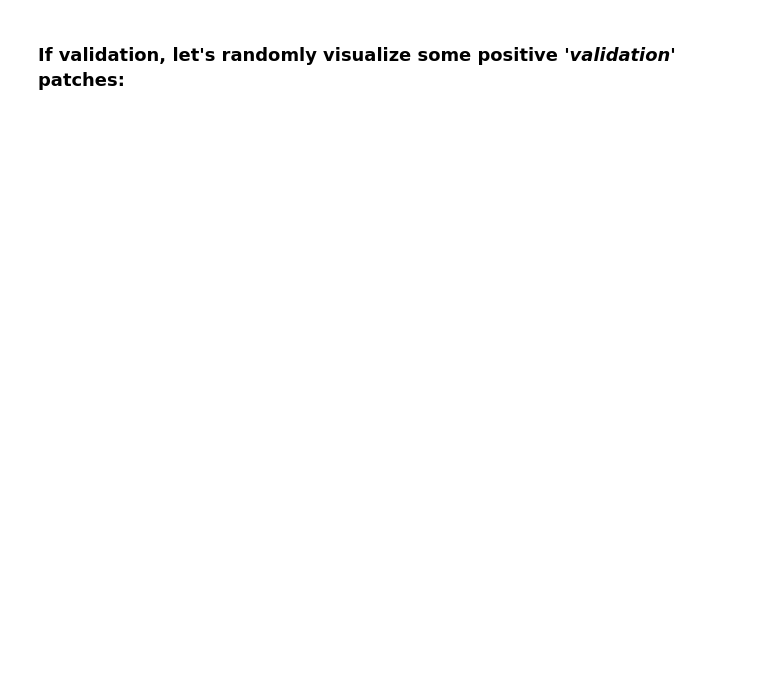
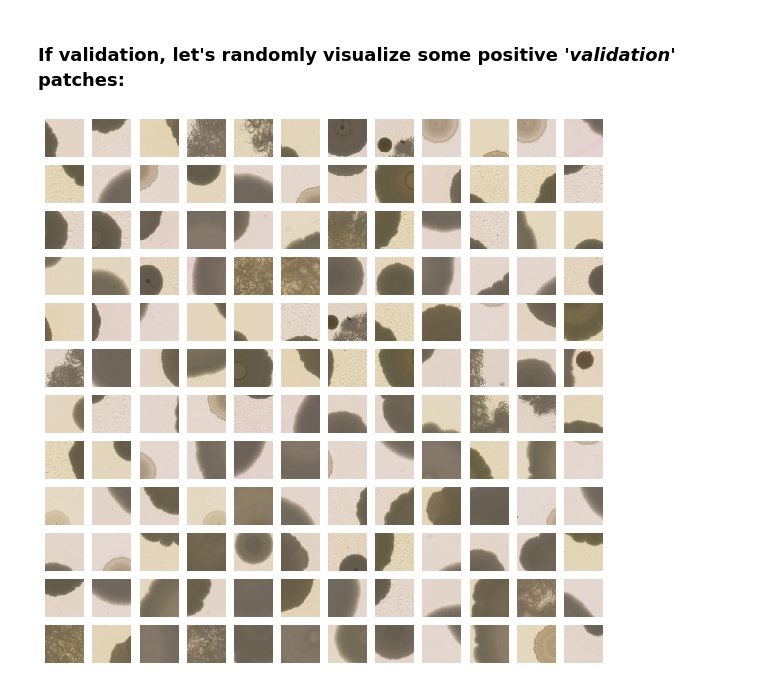
Before and after one commit to deibyrios/bacteria-classification, a Jupyter notebook: preprocessing/4. Patch Generator.ipynb, the cells around one changed output. Drawn from its saved outputs; the diff is of its cells as text; code cells hidden in the pictures; blank space fills up the shorter version.

```diff
--- a/preprocessing/4. Patch Generator.ipynb
+++ b/preprocessing/4. Patch Generator.ipynb
@@ -521,25 +582,30 @@ for j in range(12):
 ### If validation, let's randomly visualize some positive _'validation'_ patches:
 # %%
 if val_type in ['Serial', 'Control', 'Streak']:
-    classes = ['C1','C2-3','C4-7','C5','C6','C8','C9','C10']
+    if grouped_classes:
+        classes = ['C1','C2-3','C4-7','C5','C6','C8','C9','C10']         # if grouped 'C2-3', 'C4-7'
+    else:
+        classes = ['C1','C2', 'C3','C4','C5','C6','C7','C8','C9','C10']  # if not grouped
     pos_patches = []
     neg_patches = []
 
     for type_ in ['Serial', 'Control', 'Streak']:
         if type_ != val_type: continue
         for cls in classes:
             pos_folder = '{}Positive/{}/{}_pos'.format(patch_dir,type_,cls)
             neg_folder = '{}Negative/{}/{}_neg'.format(patch_dir,type_,cls)
             pos_class_patches = get_files(pos_folder)
             pos_patches = pos_patches + pos_class_patches
             neg_class_patches = get_files(neg_folder)
             neg_patches = neg_patches + neg_class_patches
 
     #We randomly visualize some generated patches.
     fig, axes1 = plt.subplots(12,12,figsize=(10,10))
     for j in range(12):
         for k in range(12):
             i = np.random.choice(range(len(pos_patches)))
             axes1[j][k].set_axis_off()
             patch = Image.open(pos_patches[i])
             axes1[j][k].imshow(np.asarray(patch), cmap="gray")
+# %% [output]
+[figure, added]
```
Also changed, not shown: parts of 14 cells of this notebook, 3 other files.
